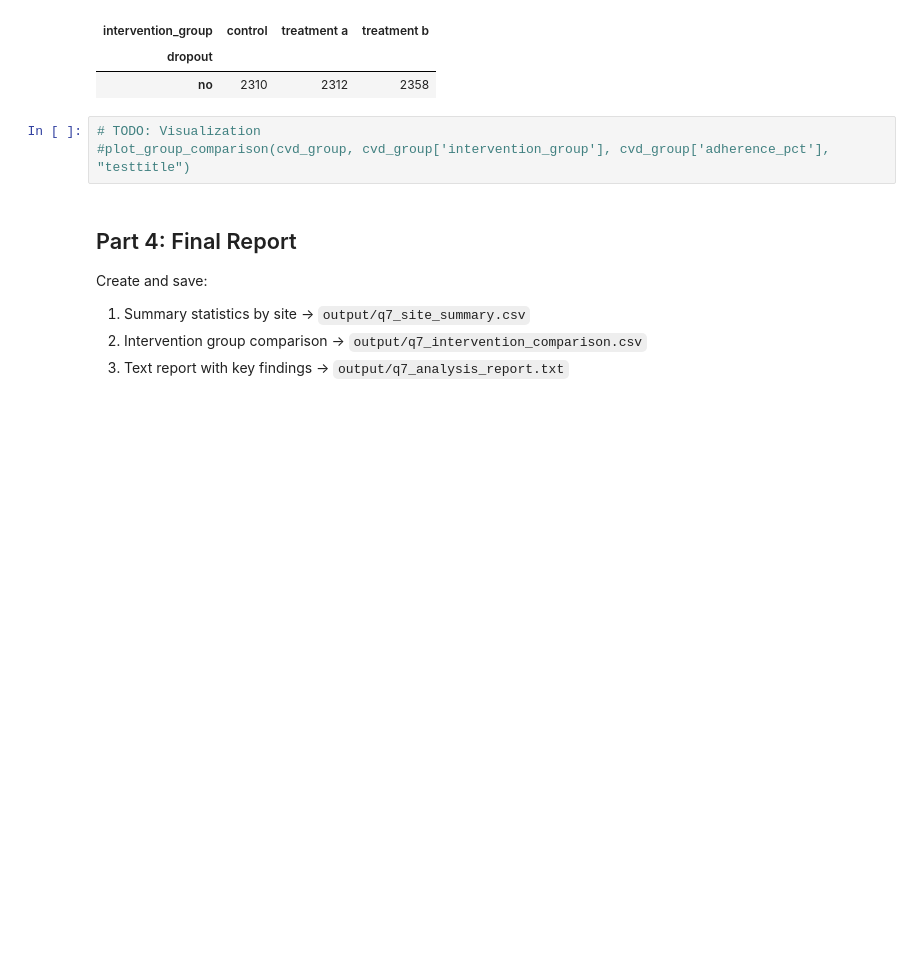
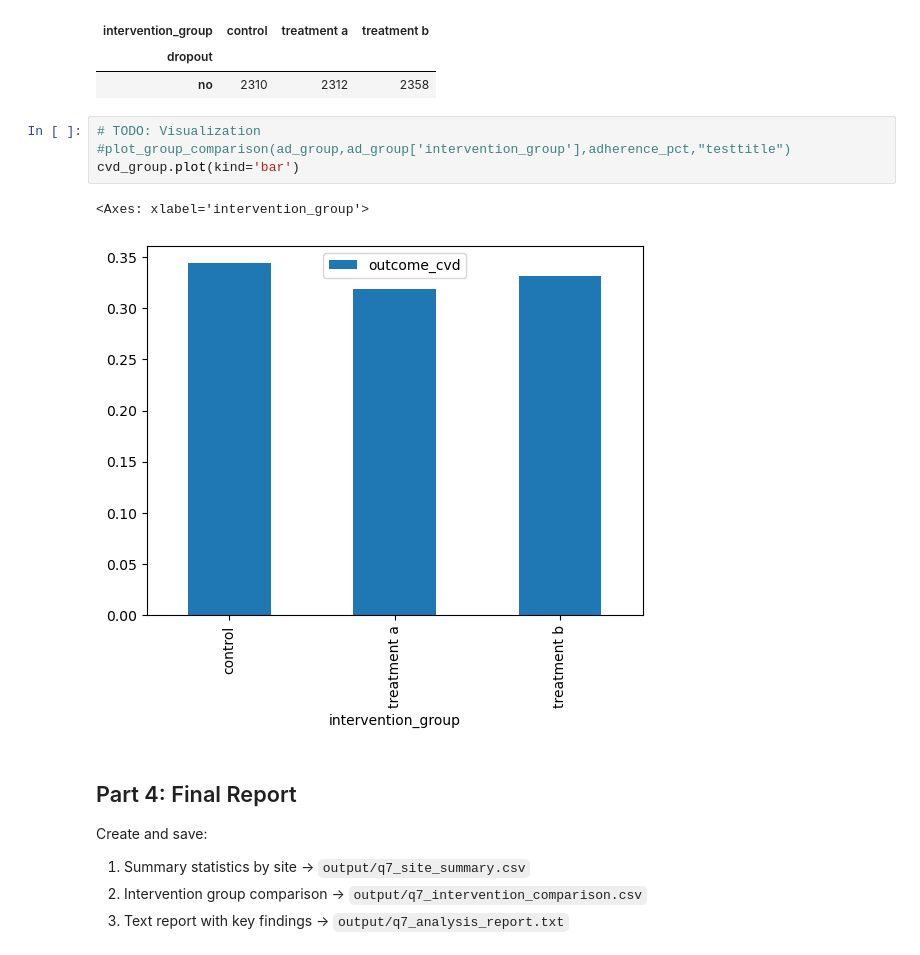
Before and after one commit to UCSF-DataSci/ds217-midterm-Dellaraam, a Jupyter notebook: q7_aggregation.nbconvert.ipynb, the cells around one changed output. Saved outputs shown, nothing was run; the diff lists cells and outputs as text; blank space fills up the shorter version.

```diff
--- a/q7_aggregation.nbconvert.ipynb
+++ b/q7_aggregation.nbconvert.ipynb
@@ -143,7 +143,11 @@ display(comparison)
 | no | 2310 | 2312 | 2358 |
 # %%
 # TODO: Visualization
-#plot_group_comparison(cvd_group, cvd_group['intervention_group'], cvd_group['adherence_pct'], "testtitle")
+#plot_group_comparison(ad_group,ad_group['intervention_group'],adherence_pct,"testtitle")
+cvd_group.plot(kind='bar')
+# %% [output]
+<Axes: xlabel='intervention_group'>
+[figure, added]
 # %% [markdown]
 ## Part 4: Final Report
 
```
Also changed, not shown: 5 other files.
